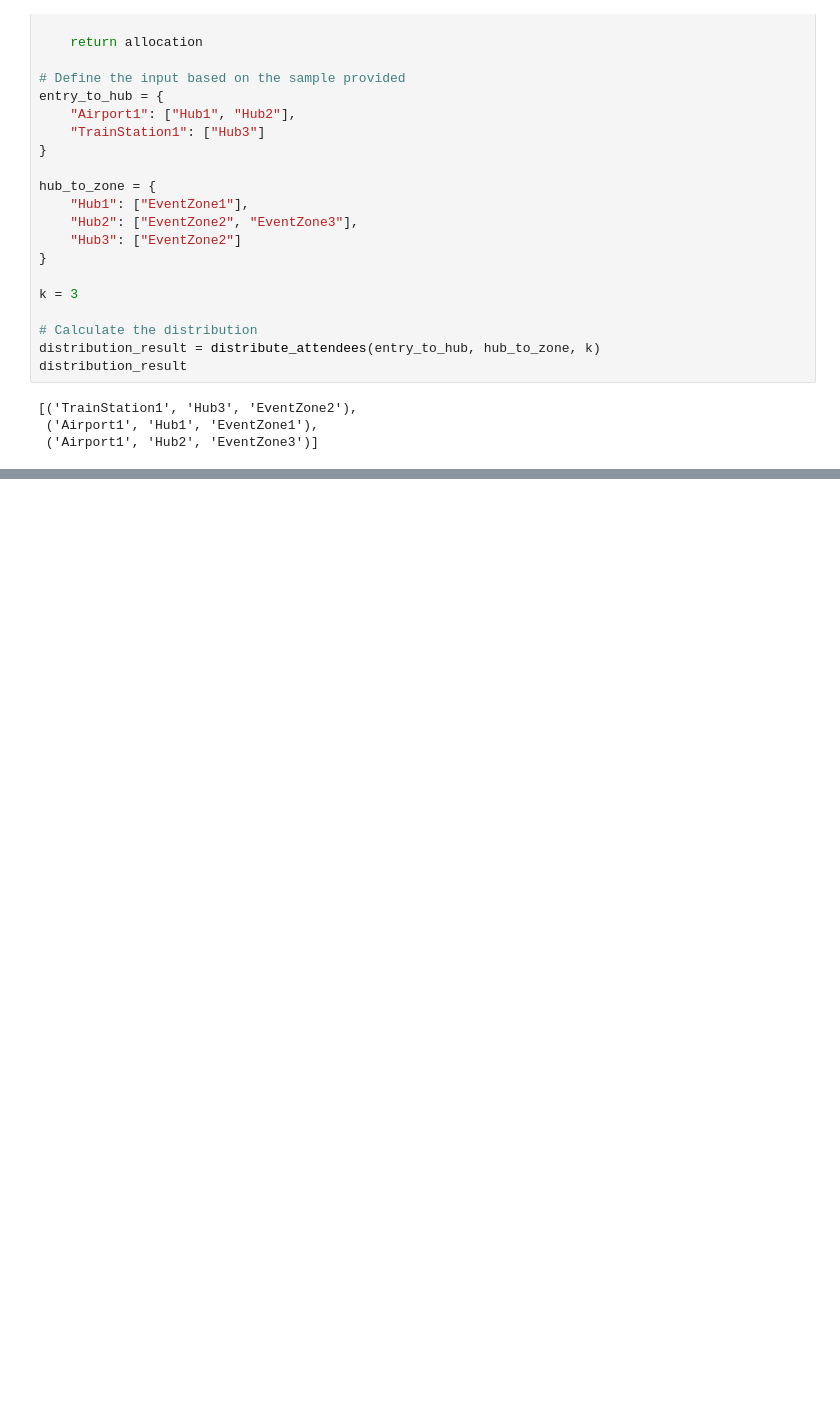
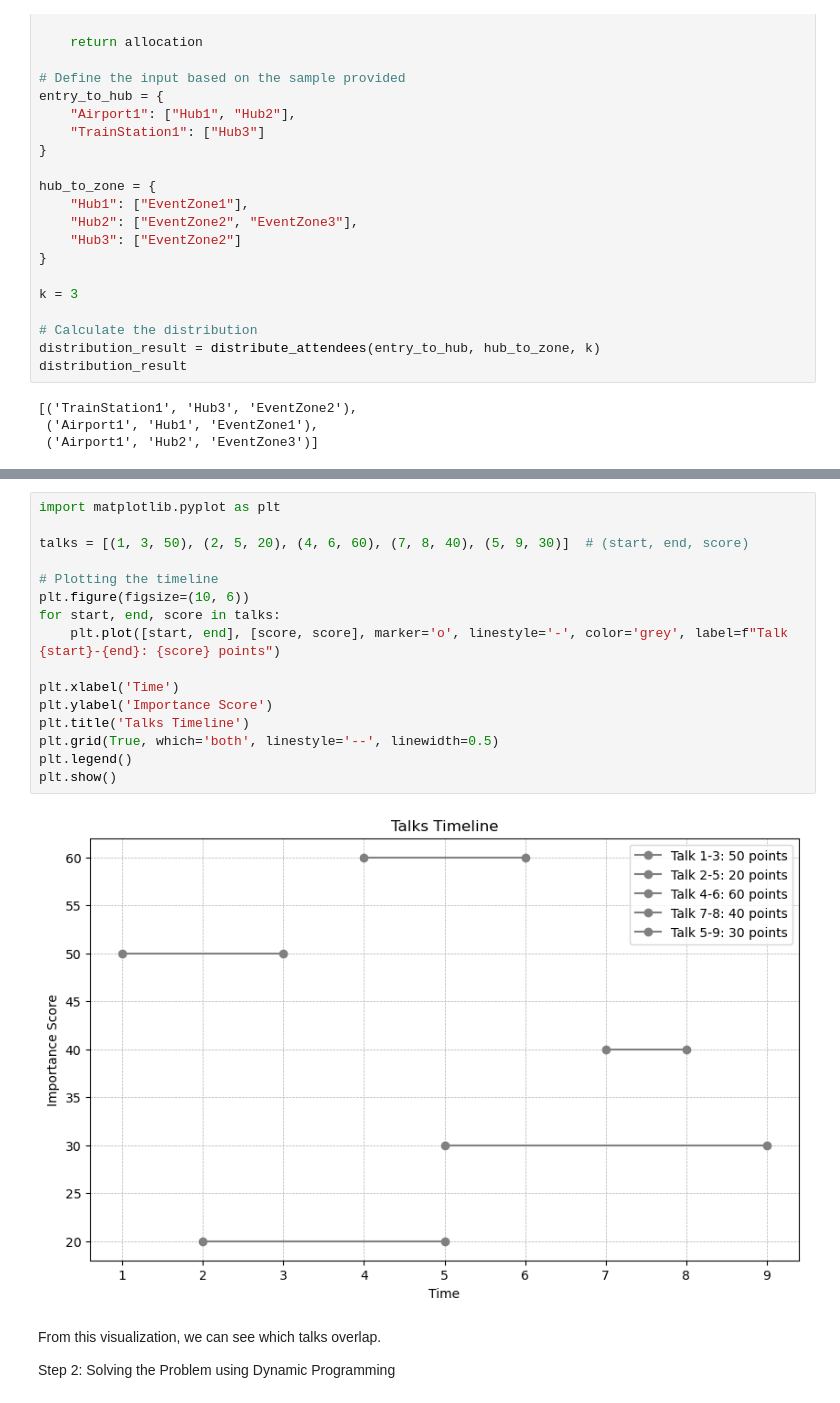
Before and after one commit to nikbearbrown/INFO_6205_Program_Structure_and_Algorithms, a Jupyter notebook: Submissions/002791006_Riya_Patil/002791006_Riya_Patil_Assignment-3.ipynb, the cells around one changed output, grey strips where cells are left out. Drawn from its saved outputs; the diff is of its cells as text; blank space fills up the shorter version.

```diff
--- a/Submissions/002791006_Riya_Patil/002791006_Riya_Patil_Assignment-3.ipynb
+++ b/Submissions/002791006_Riya_Patil/002791006_Riya_Patil_Assignment-3.ipynb
@@ -639,0 +932,22 @@ Working with ChatGPT was a game-changer for this assignment. Its ability to prod
+# %%
+import matplotlib.pyplot as plt
+
+talks = [(1, 3, 50), (2, 5, 20), (4, 6, 60), (7, 8, 40), (5, 9, 30)]  # (start, end, score)
+
+# Plotting the timeline
+plt.figure(figsize=(10, 6))
+for start, end, score in talks:
+    plt.plot([start, end], [score, score], marker='o', linestyle='-', color='grey', label=f"Talk {start}-{end}: {score} points")
+
+plt.xlabel('Time')
+plt.ylabel('Importance Score')
+plt.title('Talks Timeline')
+plt.grid(True, which='both', linestyle='--', linewidth=0.5)
+plt.legend()
+plt.show()
+# %% [output]
+[figure, added]
+# %% [markdown]
+From this visualization, we can see which talks overlap.
+
+Step 2: Solving the Problem using Dynamic Programming
```
Also changed, not shown: parts of 20 cells of this notebook, 1 other file.
